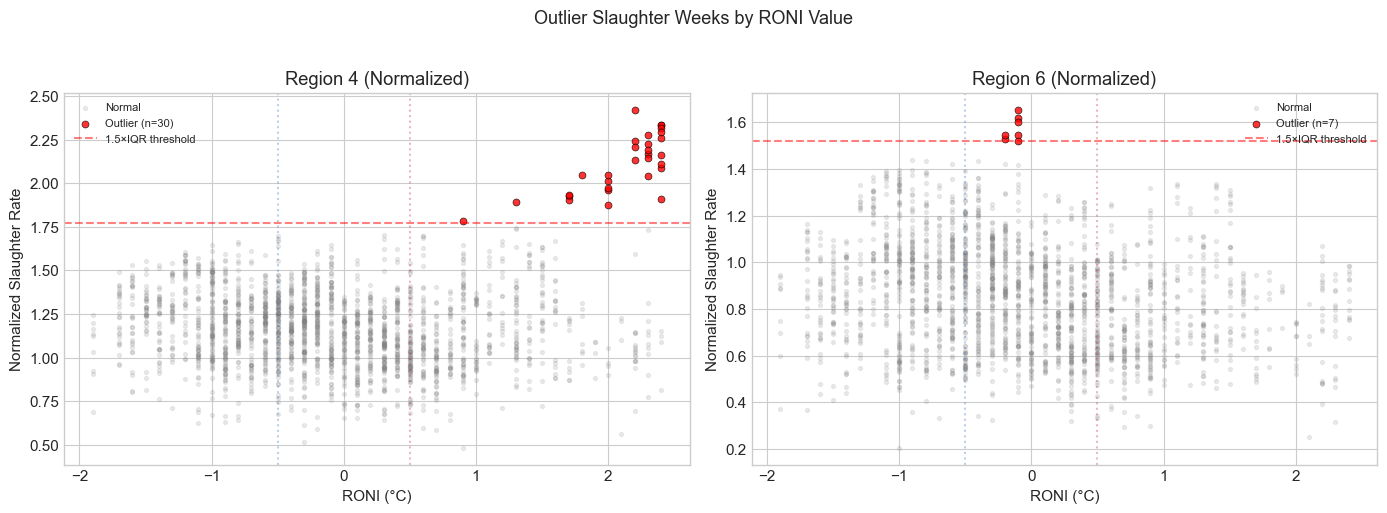
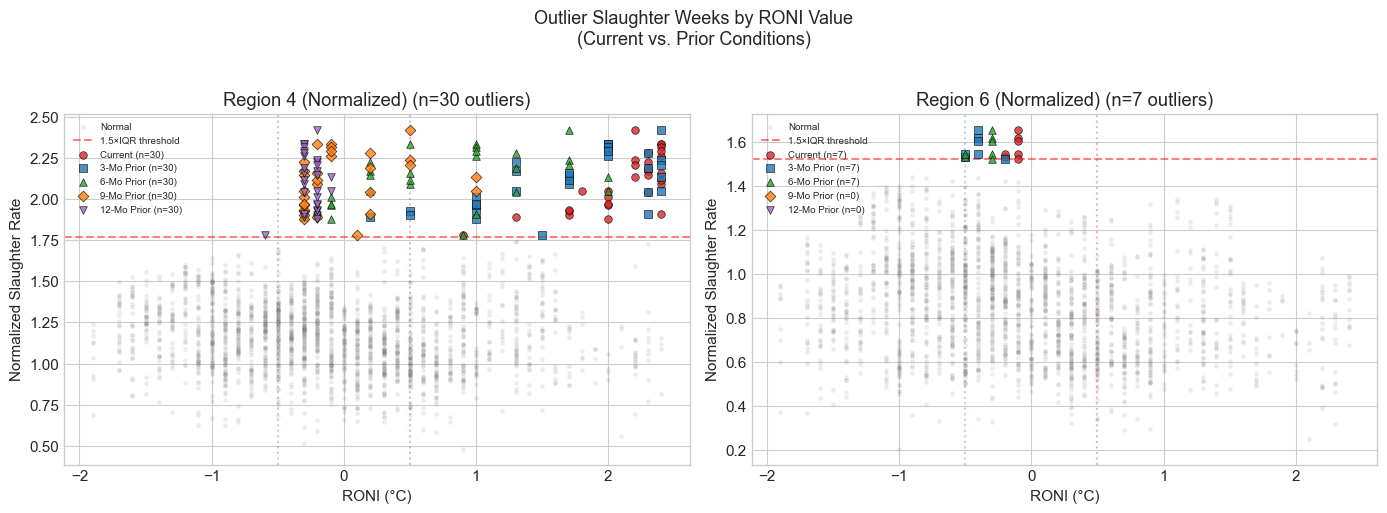
The notebook cell's code change between the first figure and the second:
--- before
+++ after
@@ -16,29 +16,52 @@
 print(detail_df.to_string(index=False, float_format='%.3f'))
 
-# Scatter: highlight outliers on the RONI vs slaughter plot
+# Create lagged RONI columns for prior conditions
+merged['roni_3mo_prior'] = merged['roni'].shift(12)   # ~3 months
+merged['roni_6mo_prior'] = merged['roni'].shift(26)   # ~6 months
+merged['roni_9mo_prior'] = merged['roni'].shift(39)   # ~9 months
+merged['roni_12mo_prior'] = merged['roni'].shift(52)  # ~12 months
+
+# Scatter: outliers colored by current and prior RONI values
 fig, axes = plt.subplots(1, 2, figsize=(14, 5))
 
-for ax, col, title in zip(axes, ['norm_slaughter_r4', 'norm_slaughter_r6'],
-                           ['Region 4 (Normalized)', 'Region 6 (Normalized)']):
-    Q1 = merged[col].quantile(0.25)
-    Q3 = merged[col].quantile(0.75)
+roni_versions = [
+    ('roni', 'Current', '#D62728', 'o'),
+    ('roni_3mo_prior', '3-Mo Prior', '#1F77B4', 's'),
+    ('roni_6mo_prior', '6-Mo Prior', '#2CA02C', '^'),
+    ('roni_9mo_prior', '9-Mo Prior', '#FF7F0E', 'D'),
+    ('roni_12mo_prior', '12-Mo Prior', '#9467BD', 'v'),
+]
+
+for ax, sl_col, title in zip(axes, ['norm_slaughter_r4', 'norm_slaughter_r6'],
+                              ['Region 4 (Normalized)', 'Region 6 (Normalized)']):
+    Q1 = merged[sl_col].quantile(0.25)
+    Q3 = merged[sl_col].quantile(0.75)
     IQR = Q3 - Q1
     upper = Q3 + 1.5 * IQR
-    
-    normal = merged[merged[col] <= upper]
-    outlier = merged[merged[col] > upper]
-    
-    ax.scatter(normal['roni'], normal[col], alpha=0.15, s=8, color='gray', label='Normal')
-    ax.scatter(outlier['roni'], outlier[col], alpha=0.8, s=25, color='red', 
-               edgecolors='black', linewidth=0.5, label=f'Outlier (n={len(outlier)})')
-    ax.axhline(upper, color='red', linestyle='--', alpha=0.5, label=f'1.5×IQR threshold')
+
+    # Plot normal points once (using current RONI for x)
+    normal = merged[merged[sl_col] <= upper]
+    ax.scatter(normal['roni'], normal[sl_col], alpha=0.1, s=6, color='gray', label='Normal', zorder=1)
+    ax.axhline(upper, color='red', linestyle='--', alpha=0.5, label='1.5×IQR threshold')
+
+    # Identify outliers purely from slaughter threshold
+    outlier_data = merged[merged[sl_col] > upper]
+    n_outliers = len(outlier_data)
+
+    # Plot each RONI version independently (only valid rows per lag)
+    for roni_col, roni_label, color, marker in roni_versions:
+        valid = outlier_data.dropna(subset=[roni_col])
+        ax.scatter(valid[roni_col], valid[sl_col], alpha=0.8, s=30, color=color,
+                   edgecolors='black', linewidth=0.5, marker=marker,
+                   label=f'{roni_label} (n={len(valid)})', zorder=3)
+
     ax.axvline(0.5, color='#B2182B', linestyle=':', alpha=0.3)
     ax.axvline(-0.5, color='#2166AC', linestyle=':', alpha=0.3)
     ax.set_xlabel('RONI (°C)')
     ax.set_ylabel('Normalized Slaughter Rate')
-    ax.set_title(title)
-    ax.legend(fontsize=8)
+    ax.set_title(f'{title} (n={n_outliers} outliers)')
+    ax.legend(fontsize=7, loc='upper left')
 
-plt.suptitle('Outlier Slaughter Weeks by RONI Value', fontsize=13, y=1.02)
+plt.suptitle('Outlier Slaughter Weeks by RONI Value\n(Current vs. Prior Conditions)', fontsize=13, y=1.02)
 plt.tight_layout()
 plt.savefig(config.FIGURES_DIR / 'roni_outlier_scatter.png', dpi=150, bbox_inches='tight')

Commit: Add monthly anomaly EVT analysis and update predictive modeling pipeline